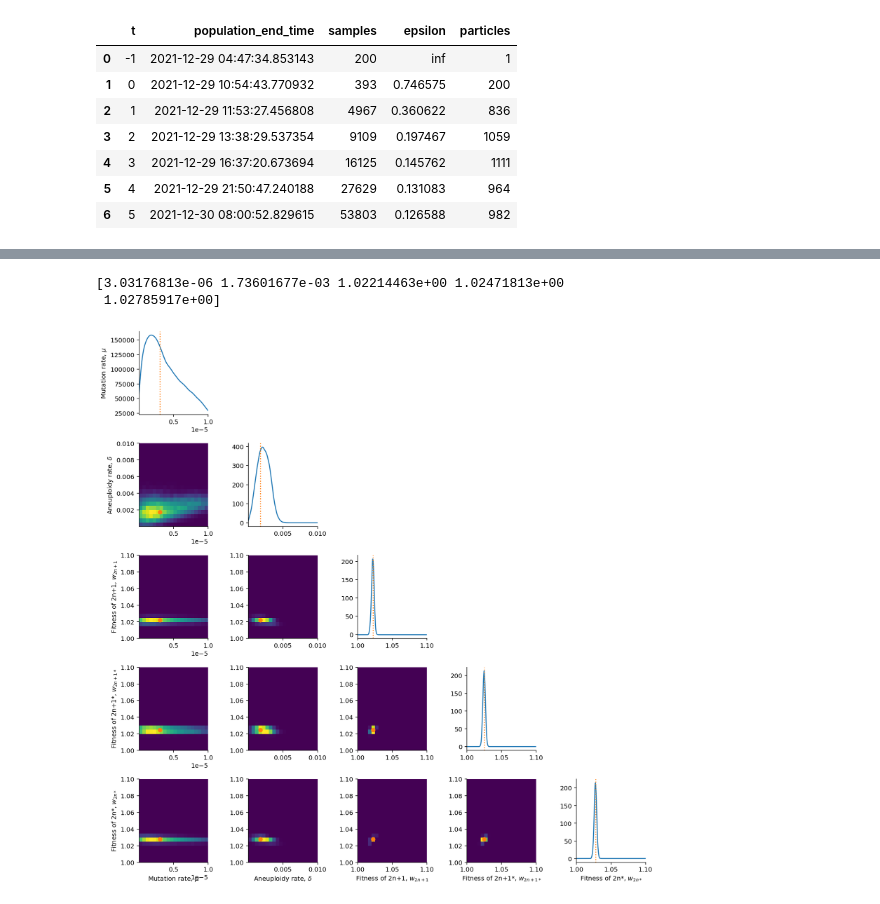
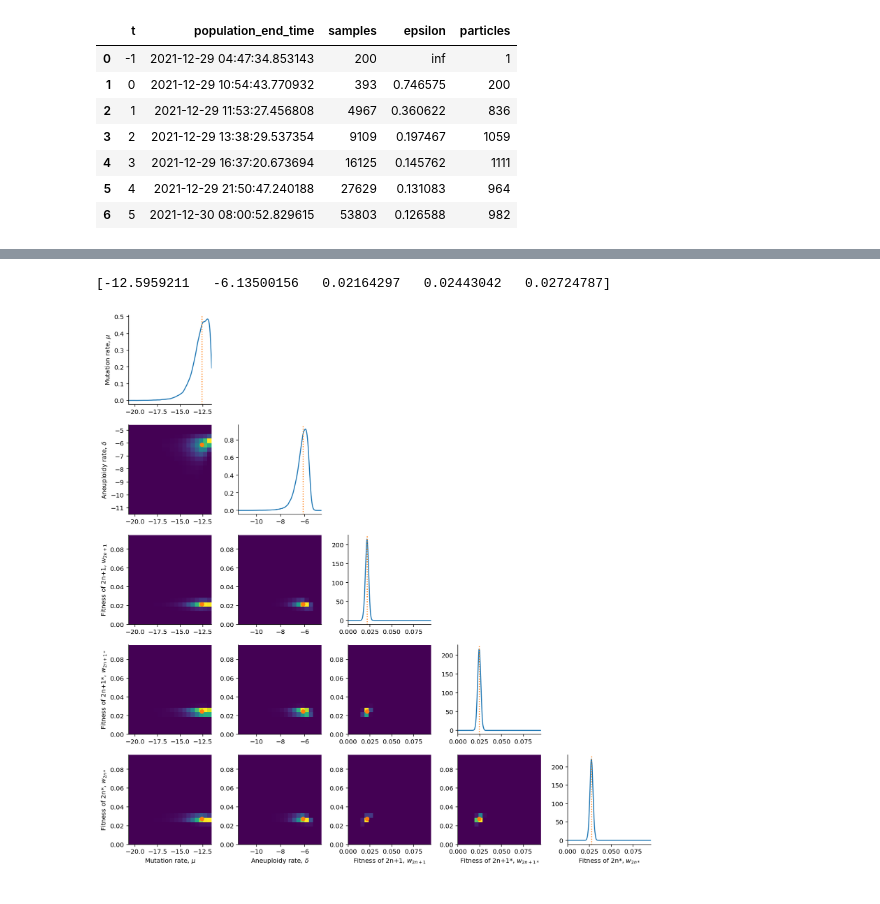
Before and after one commit to yoavram-lab/Heatrisomy, a Jupyter notebook: src/notebooks/posterior-plot.ipynb, the cells around one changed output, grey strips where cells are left out. Saved outputs shown, nothing was run; the diff lists cells and outputs as text; code cells hidden in the pictures.

```diff
--- a/src/notebooks/posterior-plot.ipynb
+++ b/src/notebooks/posterior-plot.ipynb
@@ -99,8 +93,6 @@ plot(samples, weights, lims=True, logscale=True)
-# %%
-history = pyabc.History("sqlite:///{0}/{1}/{1}.db".format(path, file_name))
-samples, weights = history.get_distribution(m=0, t=None)
-plot(samples, weights, lims=True, logscale=False)
-# %% [output]
-[3.03176813e-06 1.73601677e-03 1.02214463e+00 1.02471813e+00
- 1.02785917e+00]
-[figure, removed]
+# %%
+samples, kde = sample_from_kde(file_name, 50_000)
+plot(samples, kde, lims=True, logscale=True)
+# %% [output]
+[-12.5959211   -6.13500156   0.02164297   0.02443042   0.02724787]
+[figure, added]
```
Also changed, not shown: parts of 7 cells of this notebook, 4 other files.
